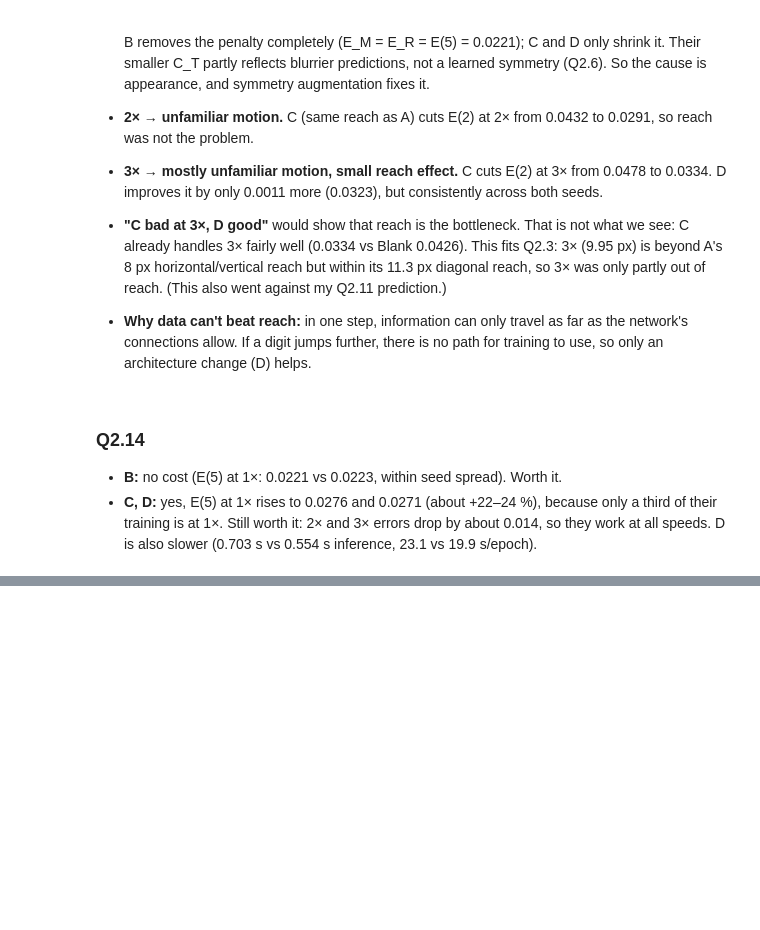
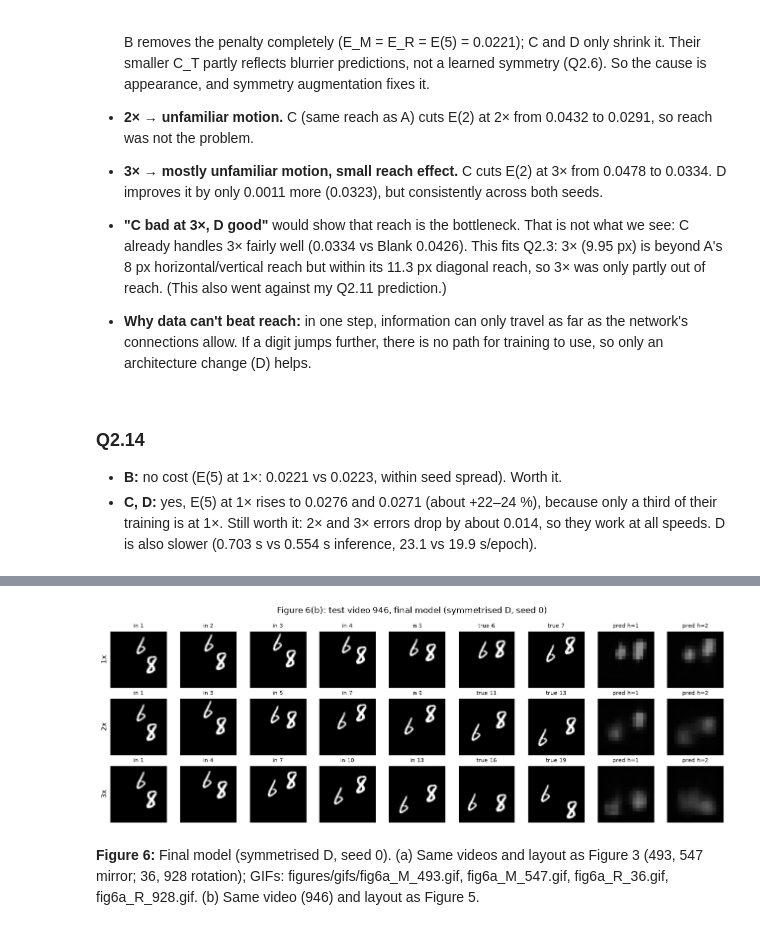
Before and after one commit to Ahmad-Gill/LUMS-Academics, a Jupyter notebook: Third Semester/Deep Learning For Time Space Grsph/Assignments/Assignment 2/Question2/25280065_Question_2.ipynb, the cells around one changed output, grey strips where cells are left out. Cells and saved outputs as stored; diff of their text form; code cells hidden in the pictures; blank space fills up the shorter version.

```diff
--- a/Third Semester/Deep Learning For Time Space Grsph/Assignments/Assignment 2/Question2/25280065_Question_2.ipynb
+++ b/Third Semester/Deep Learning For Time Space Grsph/Assignments/Assignment 2/Question2/25280065_Question_2.ipynb
@@ -933,0 +958,15 @@ table5
+# %%
+M6 = {key: metrics(m) for key, m in sym.items()}
+
+sci = lambda v: f"{v:.2e}"                                    # C_M, C_R in scientific notation
+rows = []
+for n in ["B", "D"]:
+    ep = [np.mean(torch.load(f"checkpoints/{n}_s{s}.pt", map_location="cpu")["history"]["epoch_time"]) for s in [0, 1]]
+    row = [f"sym-{n}"]
+    for c in cols:
+        a, b = M6[(n, 0)][c], M6[(n, 1)][c]
+        row.append(f"{sci((a+b)/2)} ({sci(a)}, {sci(b)})" if c in ["CM", "CR"] else fmt_seeds(a, b))
+    rows.append(row + [480784, fmt_seeds(*ep)])
+
+table6 = pd.DataFrame(rows, columns=table5.columns)
+table6
@@ -933,0 +992,19 @@ table5
+# %%
+fig, ax = plt.subplots(3, 9, figsize=(13, 4.6))
+for r, k in enumerate([1, 2, 3]):
+    X, Y = get_window(to_float(test_u8[946:947].to(device)), 1, k)
+    with torch.no_grad():
+        P = final(X)
+    imgs = [X[0, i] for i in range(5)] + [Y[0, 0], Y[0, 1], P[0, 0], P[0, 1]]
+    names = [f"in {1+i*k}" for i in range(5)] + [f"true {1+5*k}", f"true {1+6*k}", "pred h=1", "pred h=2"]
+    for c in range(9):
+        ax[r, c].imshow(imgs[c][0].cpu(), cmap="gray", vmin=0, vmax=1)
+        ax[r, c].set_title(names[c], fontsize=8); ax[r, c].set_xticks([]); ax[r, c].set_yticks([])
+    ax[r, 0].set_ylabel(f"{k}x")
+fig.suptitle("Figure 6(b): test video 946, final model (symmetrised D, seed 0)")
+plt.tight_layout(); plt.savefig("figures/fig6b.png", dpi=150); plt.show()
+# %% [output]
+[figure, added]
+# %% [markdown]
+**Figure 6:** Final model (symmetrised D, seed 0). (a) Same videos and layout as Figure 3 (493, 547 mirror; 36, 928 rotation);
+GIFs: figures/gifs/fig6a_M_493.gif, fig6a_M_547.gif, fig6a_R_36.gif, fig6a_R_928.gif. (b) Same video (946) and layout as Figure 5.
```
Also changed, not shown: parts of 8 cells of this notebook, 9 other files.
